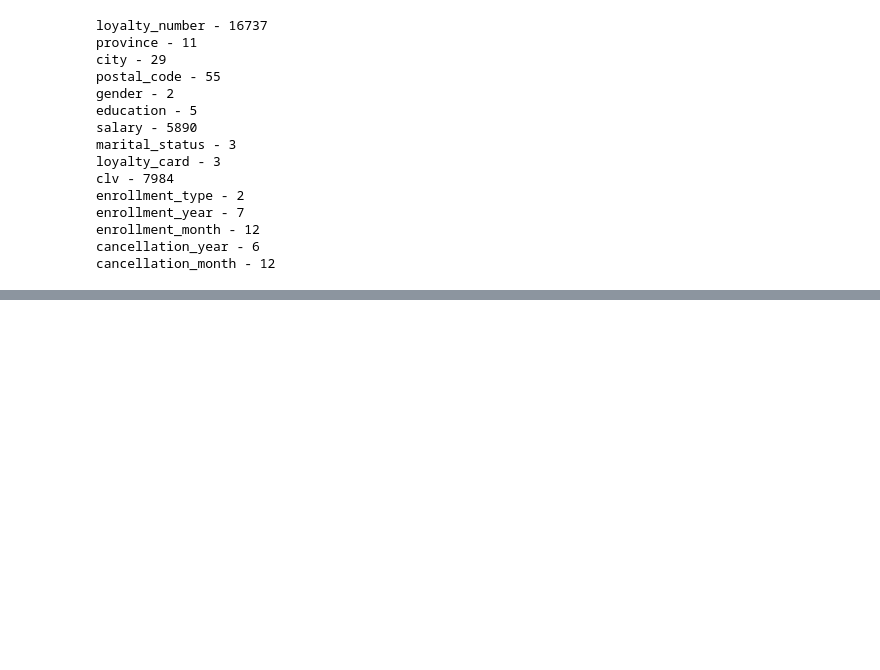
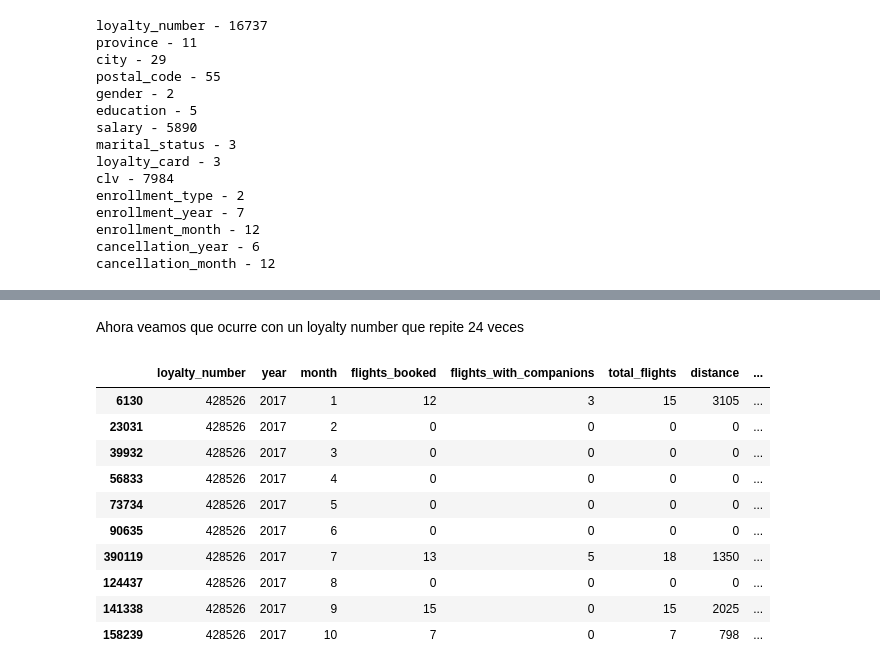
Before and after one commit to Adalab/bda-modulo-3-evaluacion-final-MaPitelli, a Jupyter notebook: jupyters/phase_1.ipynb, the cells around one changed output, grey strips where cells are left out. Drawn from its saved outputs; the diff is of its cells as text; code cells hidden in the pictures; blank space fills up the shorter version.

```diff
--- a/jupyters/phase_1.ipynb
+++ b/jupyters/phase_1.ipynb
@@ -468,0 +539,17 @@ cancellation_month - 12
+# %% [markdown]
+Ahora veamos que ocurre con un loyalty number que repite 24 veces
+# %%
+df_activity[df_activity.loyalty_number == 428526].sort_values(by=['year', 'month'])[:10]
+# Vemos que para este cliente que se repite 24 veces, hay 1 fila para cada mes, o sea, 12 meses al año x 1 filas = 12, x 2 años = 24.
+# %% [output]
+|  | loyalty_number | year | month | flights_booked | flights_with_companions | total_flights | distance | ... |
+| 6130 | 428526 | 2017 | 1 | 12 | 3 | 15 | 3105 | ... |
+| 23031 | 428526 | 2017 | 2 | 0 | 0 | 0 | 0 | ... |
+| 39932 | 428526 | 2017 | 3 | 0 | 0 | 0 | 0 | ... |
+| 56833 | 428526 | 2017 | 4 | 0 | 0 | 0 | 0 | ... |
+| 73734 | 428526 | 2017 | 5 | 0 | 0 | 0 | 0 | ... |
+| 90635 | 428526 | 2017 | 6 | 0 | 0 | 0 | 0 | ... |
+| 390119 | 428526 | 2017 | 7 | 13 | 5 | 18 | 1350 | ... |
+| 124437 | 428526 | 2017 | 8 | 0 | 0 | 0 | 0 | ... |
+| 141338 | 428526 | 2017 | 9 | 15 | 0 | 15 | 2025 | ... |
+| 158239 | 428526 | 2017 | 10 | 7 | 0 | 7 | 798 | ... |
```
Also changed, not shown: parts of 24 cells of this notebook.
